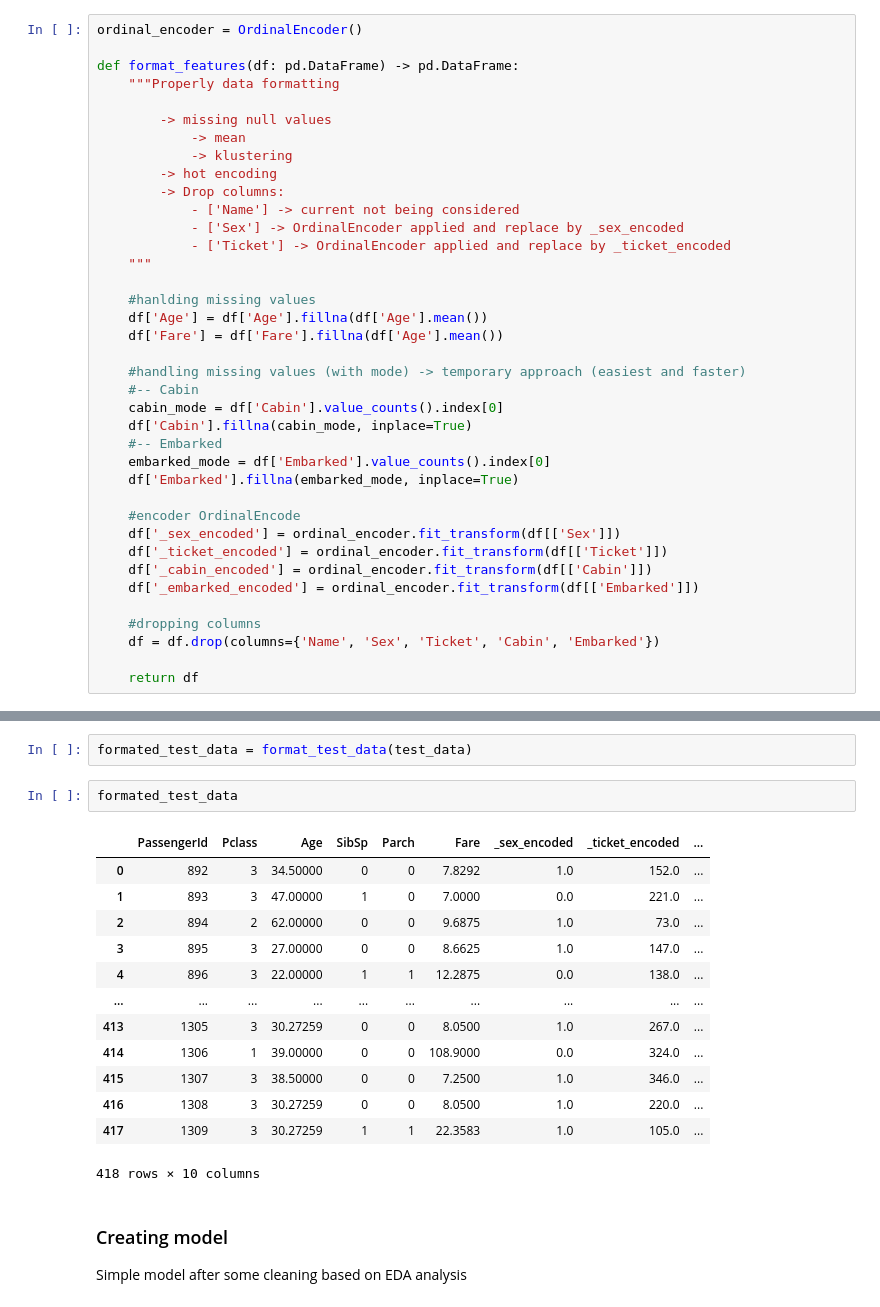
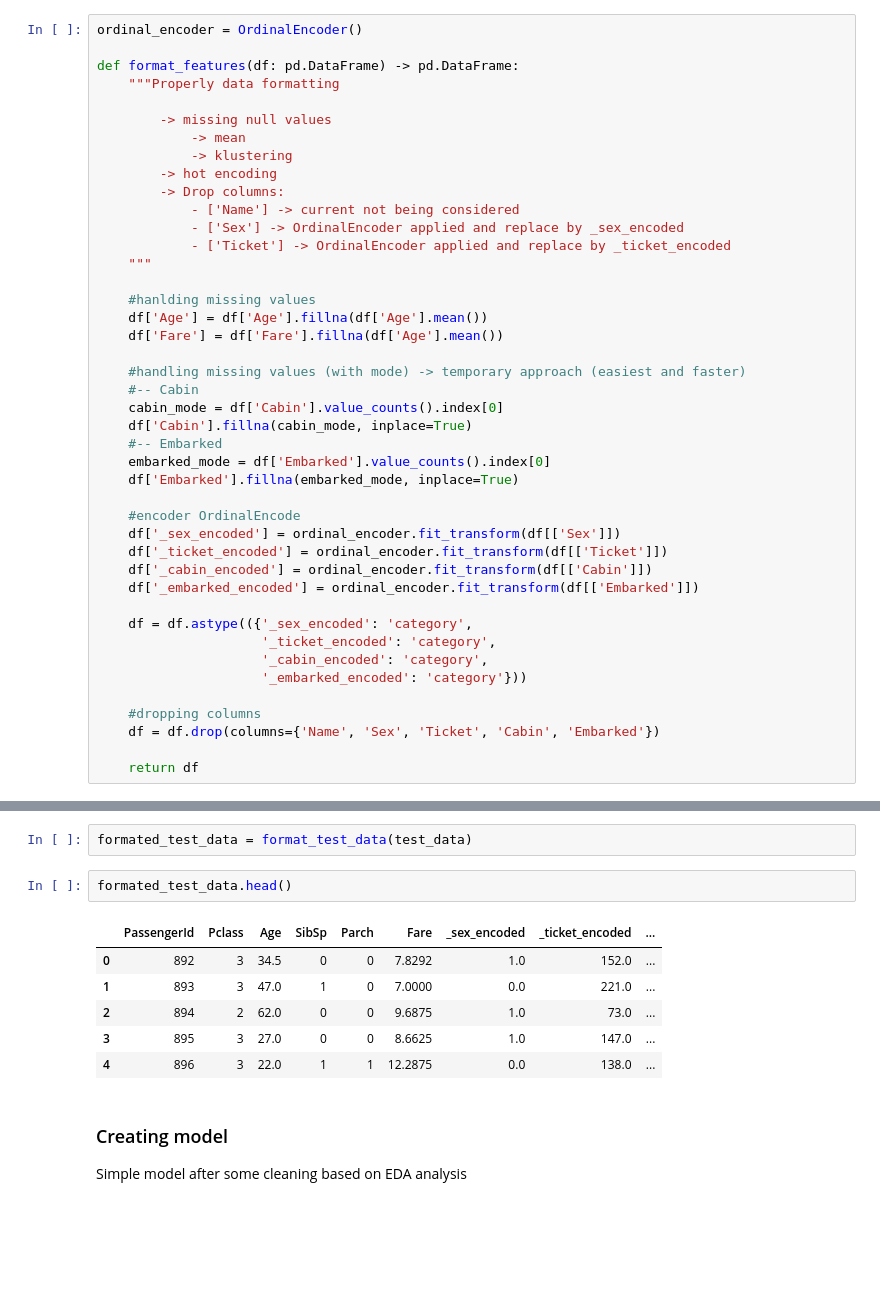
Before and after one commit to rfelipesilva/kaggle-titanic-practice, a Jupyter notebook: jupyter/02_Process.ipynb, the cells around one changed output, grey strips where cells are left out. Saved outputs shown, nothing was run; the diff lists cells and outputs as text; blank space fills up the shorter version.

```diff
--- a/jupyter/02_Process.ipynb
+++ b/jupyter/02_Process.ipynb
@@ -84,6 +85,11 @@ def format_features(df: pd.DataFrame) -> pd.DataFrame:
     df['_cabin_encoded'] = ordinal_encoder.fit_transform(df[['Cabin']])
     df['_embarked_encoded'] = ordinal_encoder.fit_transform(df[['Embarked']])
 
+    df = df.astype(({'_sex_encoded': 'category',
+                     '_ticket_encoded': 'category',
+                     '_cabin_encoded': 'category',
+                     '_embarked_encoded': 'category'}))
+
     #dropping columns
     df = df.drop(columns={'Name', 'Sex', 'Ticket', 'Cabin', 'Embarked'})
 
@@ -129,21 +135,14 @@ formated_train_data
 # %%
 formated_test_data = format_test_data(test_data)
 # %%
-formated_test_data
+formated_test_data.head()
 # %% [output]
 |  | PassengerId | Pclass | Age | SibSp | Parch | Fare | _sex_encoded | _ticket_encoded | ... |
-| 0 | 892 | 3 | 34.50000 | 0 | 0 | 7.8292 | 1.0 | 152.0 | ... |
-| 1 | 893 | 3 | 47.00000 | 1 | 0 | 7.0000 | 0.0 | 221.0 | ... |
-| 2 | 894 | 2 | 62.00000 | 0 | 0 | 9.6875 | 1.0 | 73.0 | ... |
-| 3 | 895 | 3 | 27.00000 | 0 | 0 | 8.6625 | 1.0 | 147.0 | ... |
-| 4 | 896 | 3 | 22.00000 | 1 | 1 | 12.2875 | 0.0 | 138.0 | ... |
-| ... | ... | ... | ... | ... | ... | ... | ... | ... | ... |
-| 413 | 1305 | 3 | 30.27259 | 0 | 0 | 8.0500 | 1.0 | 267.0 | ... |
-| 414 | 1306 | 1 | 39.00000 | 0 | 0 | 108.9000 | 0.0 | 324.0 | ... |
-| 415 | 1307 | 3 | 38.50000 | 0 | 0 | 7.2500 | 1.0 | 346.0 | ... |
-| 416 | 1308 | 3 | 30.27259 | 0 | 0 | 8.0500 | 1.0 | 220.0 | ... |
-| 417 | 1309 | 3 | 30.27259 | 1 | 1 | 22.3583 | 1.0 | 105.0 | ... |
+| 0 | 892 | 3 | 34.5 | 0 | 0 | 7.8292 | 1.0 | 152.0 | ... |
+| 1 | 893 | 3 | 47.0 | 1 | 0 | 7.0000 | 0.0 | 221.0 | ... |
+| 2 | 894 | 2 | 62.0 | 0 | 0 | 9.6875 | 1.0 | 73.0 | ... |
+| 3 | 895 | 3 | 27.0 | 0 | 0 | 8.6625 | 1.0 | 147.0 | ... |
+| 4 | 896 | 3 | 22.0 | 1 | 1 | 12.2875 | 0.0 | 138.0 | ... |
-418 rows × 10 columns
 # %% [markdown]
 ### Creating model
 Simple model after some cleaning based on EDA analysis
```
Also changed, not shown: parts of 15 cells of this notebook.
